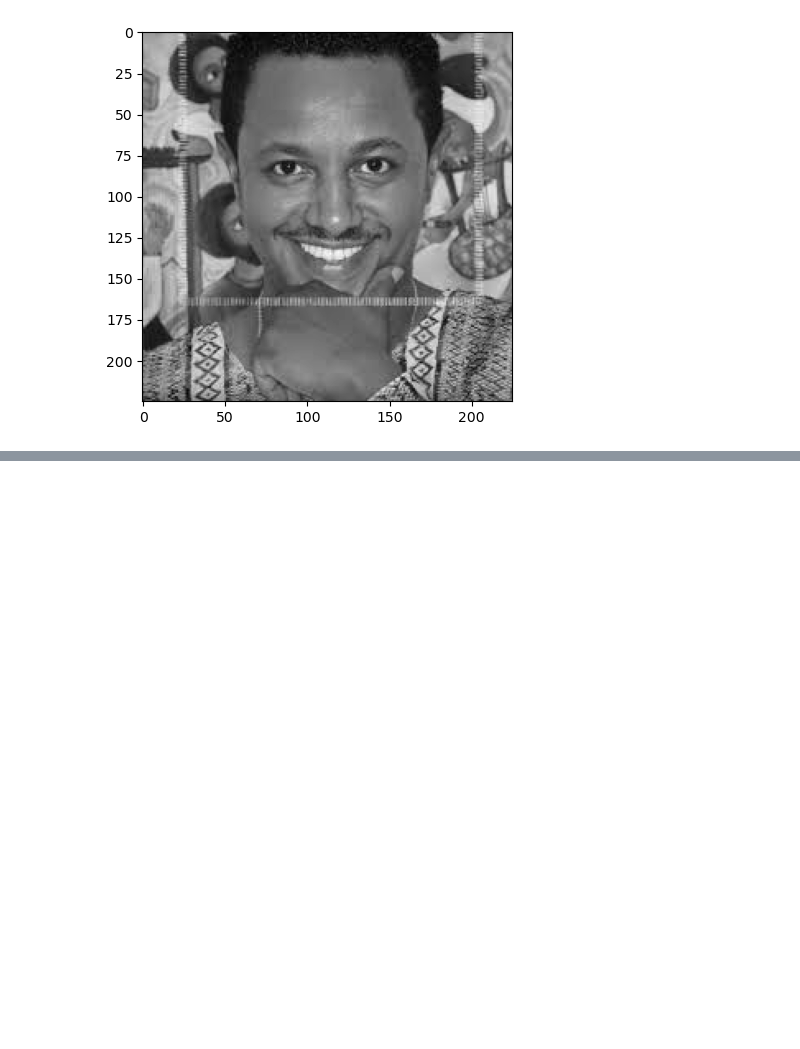
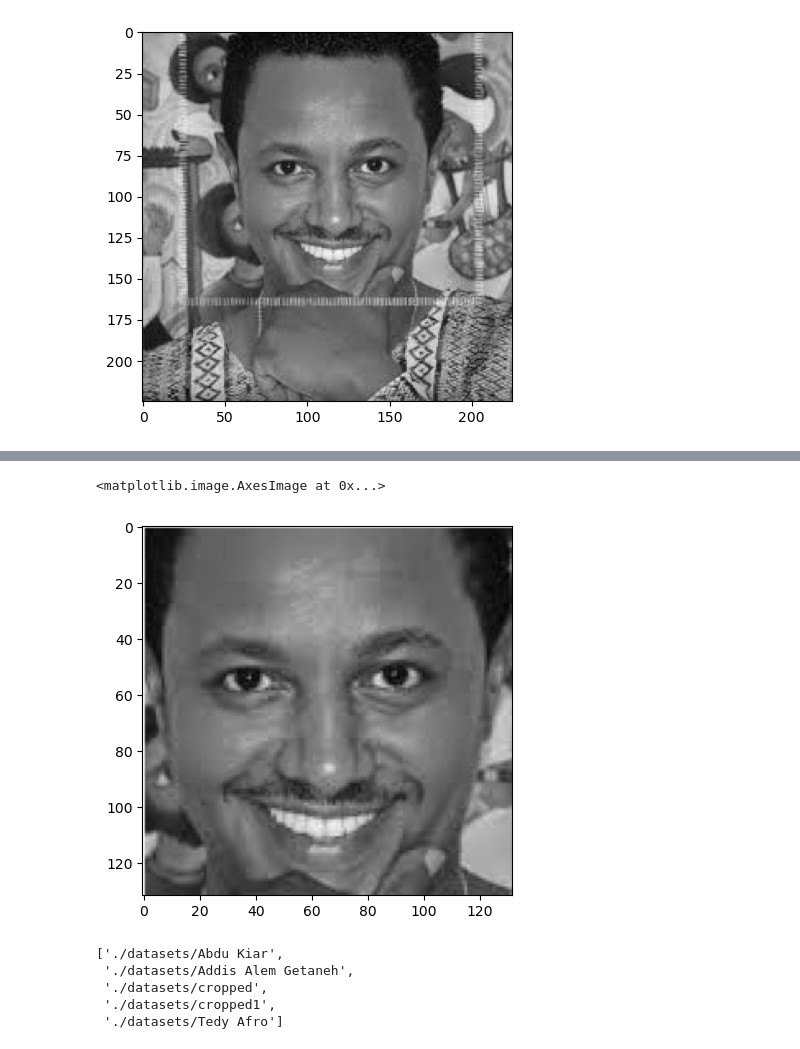
Before and after one commit to sineshawl/ML-Image-Classification, a Jupyter notebook: famous_classifier.ipynb, the cells around one changed output, grey strips where cells are left out. Saved outputs shown, nothing was run; the diff lists cells and outputs as text; code cells hidden in the pictures; blank space fills up the shorter version.

```diff
--- a/famous_classifier.ipynb
+++ b/famous_classifier.ipynb
@@ -73,0 +91,29 @@ plt.imshow(roi_color, cmap='gray')
+# %%
+#This function returns images if 2 eyes are visible
+def get_images_with_2_eyes(path):
+    img = cv2.imread(path)
+    if img is not None:
+        gray = cv2.cvtColor(img, cv2.COLOR_BGR2GRAY)
+        faces = face_cascade.detectMultiScale(gray, 1.3, 5)
+
+        for (x, y, width, height) in faces:
+            face_image = cv2.rectangle(gray, (x, y), (x+width, y+height), (255, 0, 0), 1)
+            face_region = gray[y:y+height, x:x+width]
+            eyes = eye_cascade.detectMultiScale(face_region)
+
+            if len(eyes) >= 2:
+                return face_region
+
+
+
+
+
+            # for (x_eye, y_eye, width_eye, height_eye) in eyes:
+
+            #     eyes_image = cv2.rectangle(gray, (x_eye, y_eye), (x_eye+width_eye, y_eye+height_eye), (255,0,0), 1)
+# %%
+croped_image = get_images_with_2_eyes('./test_images/Tedy_Afro.jpeg')
+plt.imshow(croped_image, cmap='gray')
+# %% [output]
+<matplotlib.image.AxesImage at 0x...>
+[figure, added]
@@ -73,0 +123,13 @@ plt.imshow(roi_color, cmap='gray')
+# %%
+import os
+img_dir = []
+for dirs in os.scandir(path_to_img_dataset):
+    if dirs.is_dir():
+        img_dir.append(dirs.path)
+img_dir
+# %% [output]
+['./datasets/Abdu Kiar',
+ './datasets/Addis Alem Getaneh',
+ './datasets/cropped',
+ './datasets/cropped1',
+ './datasets/Tedy Afro']
```
Also changed, not shown: parts of 17 cells of this notebook.
